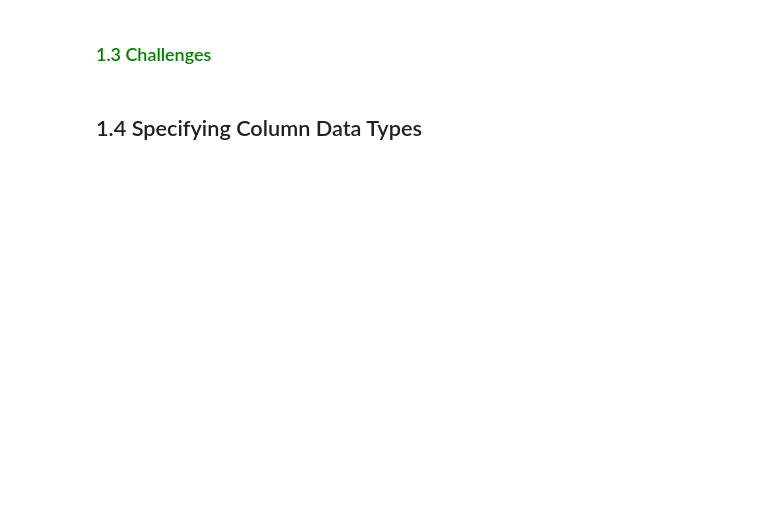
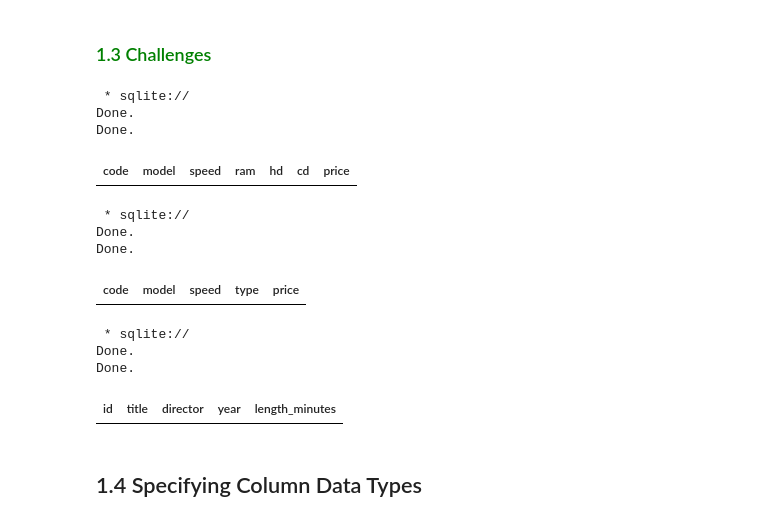
Before and after one commit to Dennis-Kiarie/SQL-Starter-Kit, a Jupyter notebook: SQL_Programming_Getting_Started_with_Databases.ipynb, the cells around one changed output. Saved outputs shown, nothing was run; the diff lists cells and outputs as text; code cells hidden in the pictures; blank space fills up the shorter version.

```diff
--- a/SQL_Programming_Getting_Started_with_Databases.ipynb
+++ b/SQL_Programming_Getting_Started_with_Databases.ipynb
@@ -83,22 +100,63 @@ SELECT * from Students;
 # %%
 # Challenge 1
 # Let us create a table name PC with the following fields;
 # Code, model, speed, RAM, HD, CD and Price.
 # We also specify the appropriate data types to our table, then display it.
 #
-OUR CODE GOES HERE
+%%sql
+CREATE TABLE if not exists pc(
+  code,
+  model,
+  speed,
+  ram,
+  hd,
+  cd,
+  price
+);
+select * from pc;
+# %% [output]
+ * sqlite://
+Done.
+Done.
+| code | model | speed | ram | hd | cd | price |
 # %%
 # Challenge 2
 # Let us create a table named Printer with
 # the following code, model, speed, type and Price.
 #
-OUR CODE GOES HERE
+%%sql
+CREATE TABLE if not exists printer(
+  code,
+  model,
+  speed,
+  type,
+  price
+);
+select * from printer;
+# %% [output]
+ * sqlite://
+Done.
+Done.
+| code | model | speed | type | price |
 # %%
 # Challenge 3
 # We can now write another table called Movies with the columns
 # id, title, director, year and length_minutes
 #
-OUR CODE GOES HERE
+%%sql
+CREATE TABLE IF NOT EXISTS movies(
+  id,
+  title,
+  director,
+  year,
+  length_minutes
+);
+select * from movies
+# %% [output]
+ * sqlite://
+Done.
+Done.
+| id | title | director | year | length_minutes |
 # %% [markdown]
 ## 1.4 Specifying Column Data Types
 # %%
```
Also changed, not shown: parts of 25 cells of this notebook.
